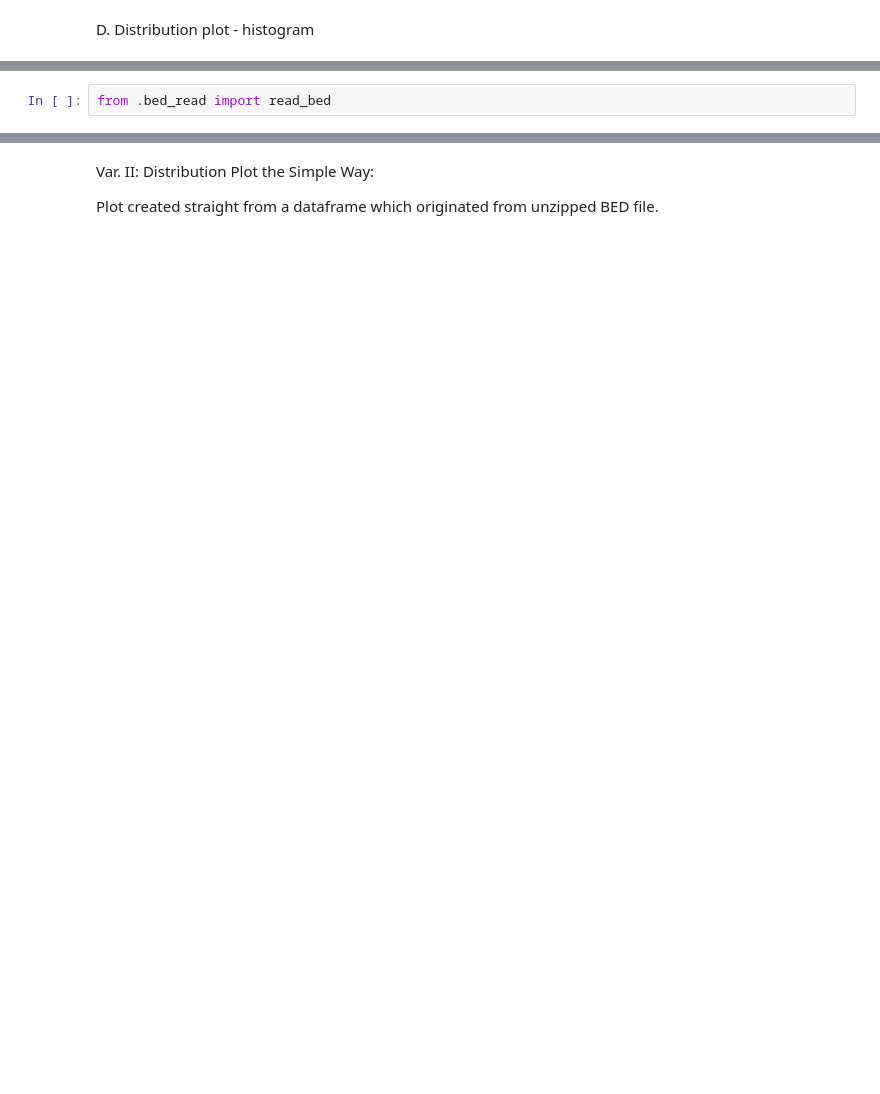
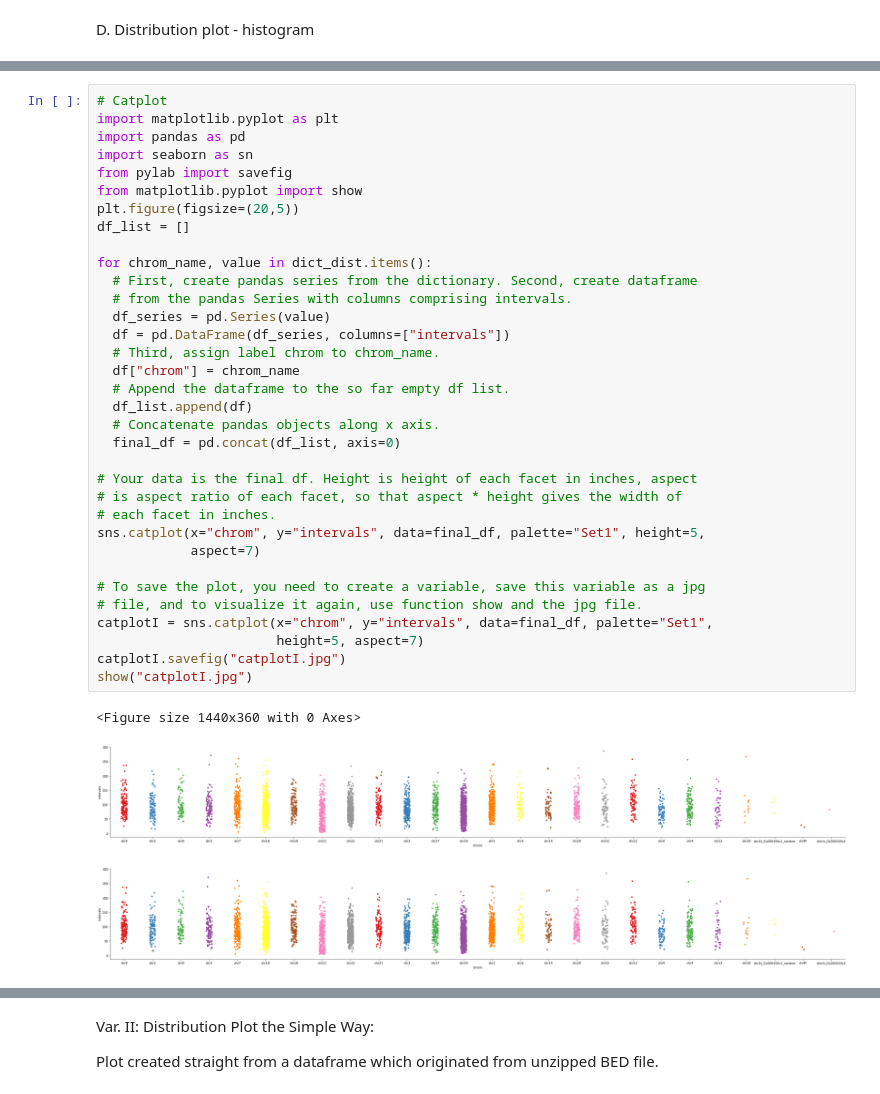
Before and after one commit to zuzanadostalova/ZD-Python-Tutorials-for-Biologists, a Jupyter notebook: CBED_tool_intervals.ipynb, the cells around one changed output, grey strips where cells are left out. Saved outputs shown, nothing was run; the diff lists cells and outputs as text; blank space fills up the shorter version.

```diff
--- a/CBED_tool_intervals.ipynb
+++ b/CBED_tool_intervals.ipynb
@@ -115,3 +196,39 @@ for index, chromosome in enumerate(dict_dist):
-# %%
-from .bed_read import read_bed
+# %%
+# Catplot
+import matplotlib.pyplot as plt
+import pandas as pd
+import seaborn as sn
+from pylab import savefig
+from matplotlib.pyplot import show
+plt.figure(figsize=(20,5))
+df_list = []
+
+for chrom_name, value in dict_dist.items():
+  # First, create pandas series from the dictionary. Second, create dataframe
+  # from the pandas Series with columns comprising intervals.
+  df_series = pd.Series(value)
+  df = pd.DataFrame(df_series, columns=["intervals"])
+  # Third, assign label chrom to chrom_name.
+  df["chrom"] = chrom_name
+  # Append the dataframe to the so far empty df list.
+  df_list.append(df)
+  # Concatenate pandas objects along x axis.
+  final_df = pd.concat(df_list, axis=0)
+
+# Your data is the final df. Height is height of each facet in inches, aspect
+# is aspect ratio of each facet, so that aspect * height gives the width of
+# each facet in inches.
+sns.catplot(x="chrom", y="intervals", data=final_df, palette="Set1", height=5,
+            aspect=7)
+
+# To save the plot, you need to create a variable, save this variable as a jpg
+# file, and to visualize it again, use function show and the jpg file.
+catplotI = sns.catplot(x="chrom", y="intervals", data=final_df, palette="Set1",
+                       height=5, aspect=7)
+catplotI.savefig("catplotI.jpg")
+show("catplotI.jpg")
+# %% [output]
+<Figure size 1440x360 with 0 Axes>
+[figure, added]
+[figure, added]
 # %%
```
Also changed, not shown: parts of 13 cells of this notebook.
